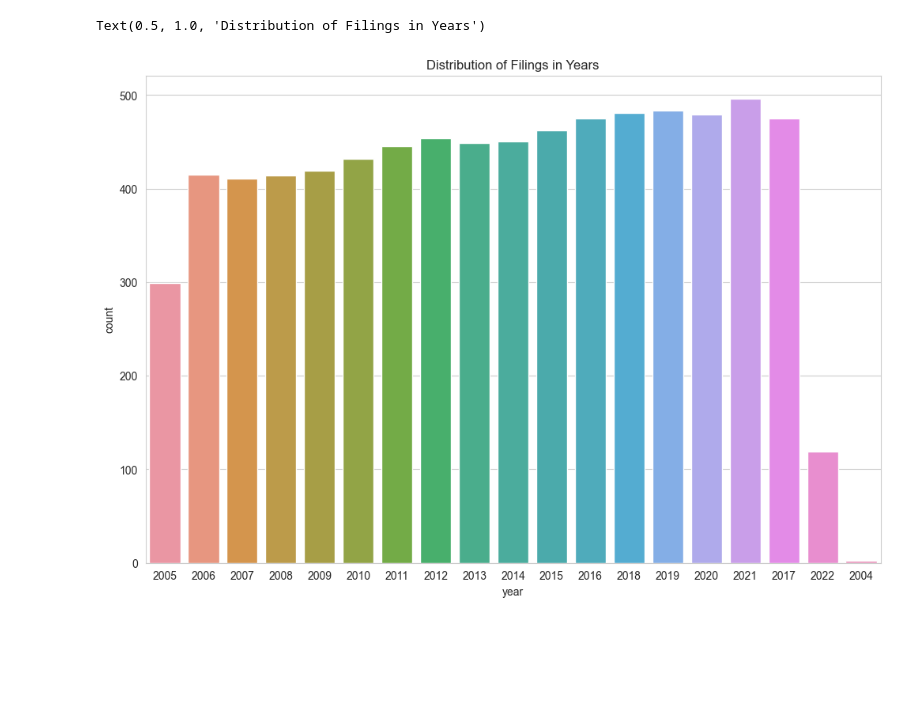
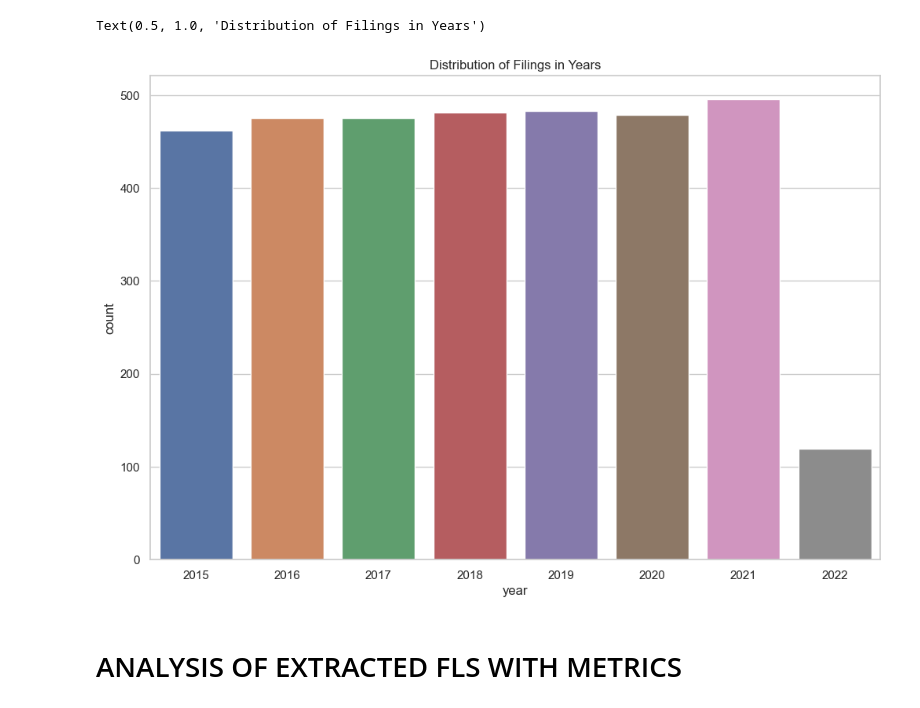
Before and after one commit to nkhanhle23/thesis, a Jupyter notebook: notebooks/eda.ipynb, the cells around one changed output. Saved outputs shown, nothing was run; the diff lists cells and outputs as text; code cells hidden in the pictures; blank space fills up the shorter version.

```diff
--- a/notebooks/eda.ipynb
+++ b/notebooks/eda.ipynb
@@ -8,3 +23,6 @@ import seaborn as sns
 with open('../datasets/EXTRACTED_FILINGS.json', 'r') as json_file:
     data = json.load(json_file)
 extracted_filings = pd.DataFrame(data)
+# %%
+extracted_filings['cik'] = extracted_filings['cik'].astype(int)
+cik_df['CIK'] = cik_df['CIK'].astype(int)
@@ -15,12 +46,16 @@ extracted_filings.shape
 # %%
-# Plot the distribution of filings in years
+# Plot the distribution of filings in years 2015-2022
+extracted_filings['year'] = extracted_filings['year'].astype(int)
+df_2015 = extracted_filings[extracted_filings['year'] >= 2015]
 sns.set_style('whitegrid')
 plt.figure(figsize=(12, 8))
-sns.countplot(x='year', data=extracted_filings)
+sns.countplot(x='year', data=df_2015)
 plt.title('Distribution of Filings in Years')
 # %% [output]
 Text(0.5, 1.0, 'Distribution of Filings in Years')
-[figure, old version]
+[figure, new version]
+# %% [markdown]
+# ANALYSIS OF EXTRACTED FLS WITH METRICS
 # %%
 # Load the JSON file
 with open('../datasets/EXTRACTED_FLS_METRICS.json', 'r') as json_file:
```
Also changed, not shown: parts of 19 cells of this notebook, 1 other file.
